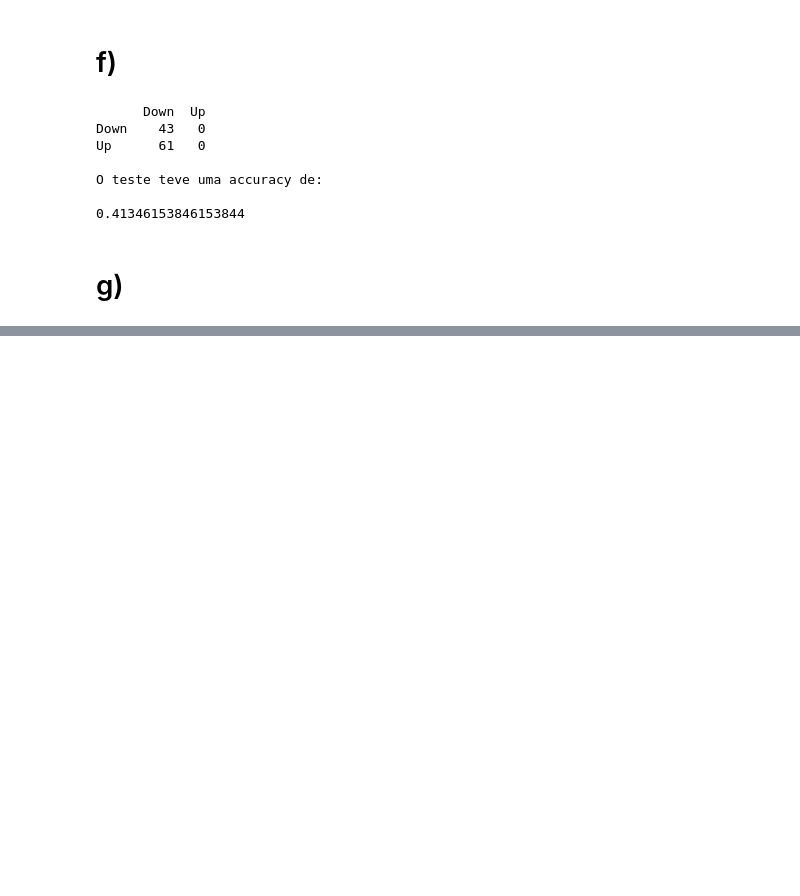
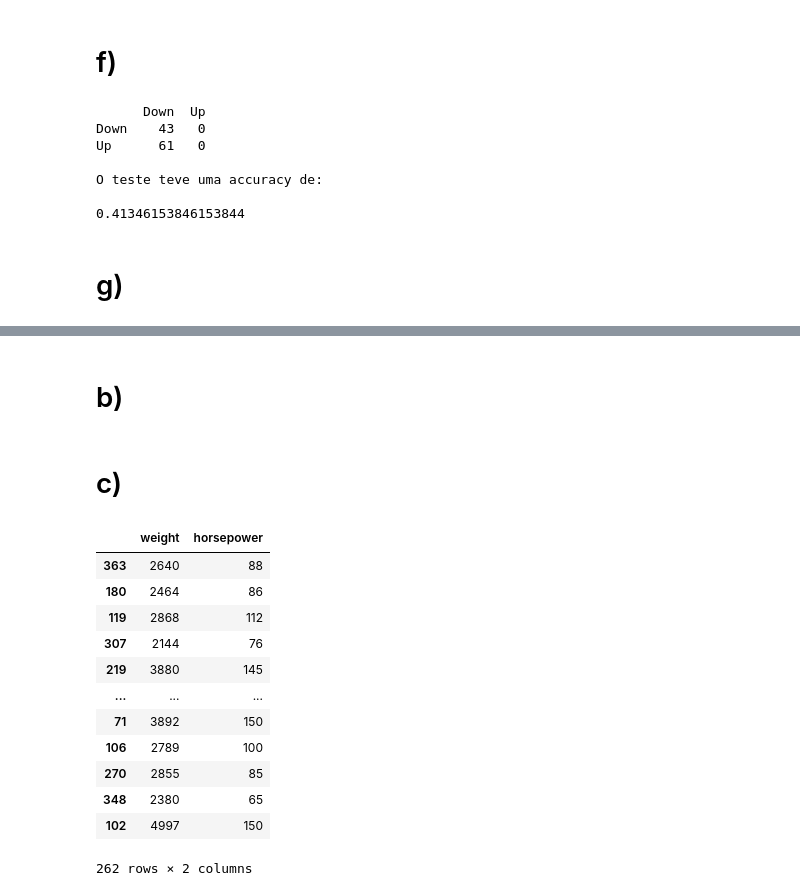
Before and after one commit to josinovmota/Defeating-An-introduction-to-statistical-learning, a Jupyter notebook: Exercises/4.8 Exercises (Classificação)/main.ipynb, the cells around one changed output, grey strips where cells are left out. Cells and saved outputs as stored; diff of their text form; code cells hidden in the pictures; blank space fills up the shorter version.

```diff
--- a/Exercises/4.8 Exercises (Classificação)/main.ipynb
+++ b/Exercises/4.8 Exercises (Classificação)/main.ipynb
@@ -433,0 +523,2 @@ Up      31  30
+# %% [markdown]
+# b)
@@ -433,0 +529,20 @@ Up      31  30
+# %% [markdown]
+# c)
+# %%
+df = df[['weight', 'horsepower', 'dummy_value']]
+
+x_train, x_test, y_train, y_test = train_test_split(df[['weight', 'horsepower']], df['dummy_value'], test_size=0.33, random_state=42)
+# %% [output]
+|  | weight | horsepower |
+| 363 | 2640 | 88 |
+| 180 | 2464 | 86 |
+| 119 | 2868 | 112 |
+| 307 | 2144 | 76 |
+| 219 | 3880 | 145 |
+| ... | ... | ... |
+| 71 | 3892 | 150 |
+| 106 | 2789 | 100 |
+| 270 | 2855 | 85 |
+| 348 | 2380 | 65 |
+| 102 | 4997 | 150 |
+262 rows × 2 columns
```
Also changed, not shown: parts of 15 cells of this notebook.
